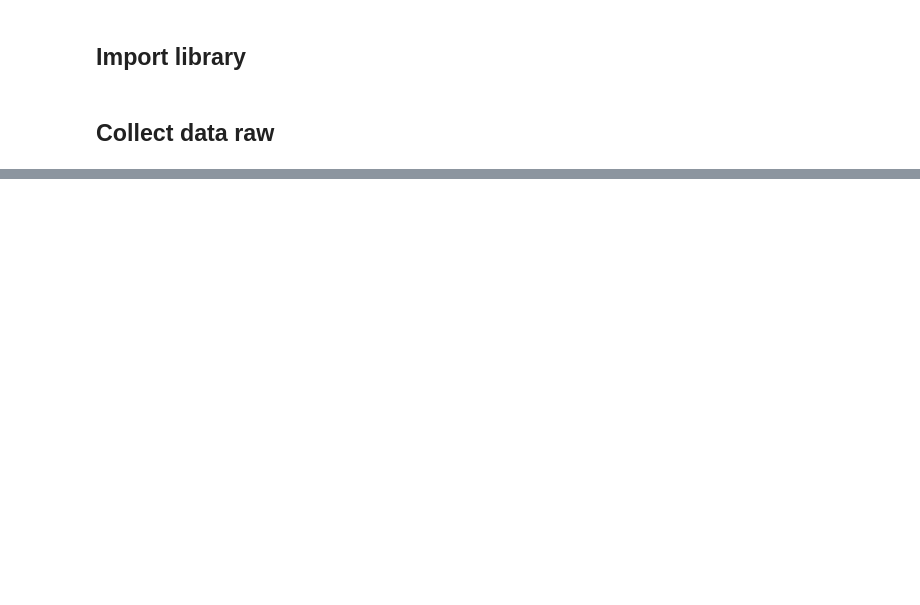
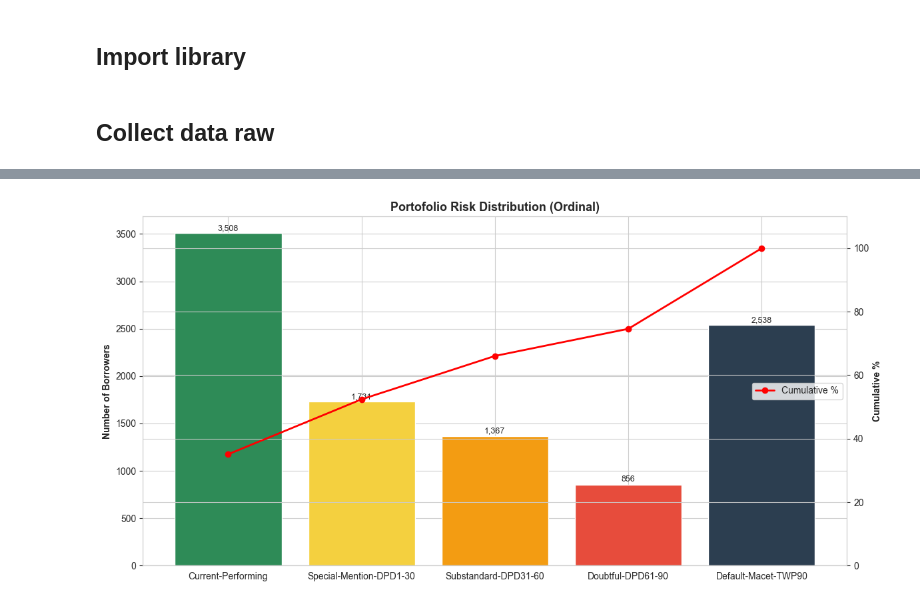
Before and after one commit to Mipjeiger/Indo-Paylater-analytics, a Jupyter notebook: researchment/01_eda.ipynb, the cells around one changed output, grey strips where cells are left out. Drawn from its saved outputs; the diff is of its cells as text; code cells hidden in the pictures; blank space fills up the shorter version.

Commit message:
completed + adjustment visualization code in eda

```diff
--- a/researchment/01_eda.ipynb
+++ b/researchment/01_eda.ipynb
@@ -28,0 +119,23 @@ df.head()
+# %%
+counts= df['twp90_default_status'].value_counts().sort_index()
+cum_pct = counts.cumsum() / counts.sum() * 100
+
+fig, ax1 = plt.subplots(figsize=(12, 6))
+bars = ax1.bar(counts.index, counts.values, color=RISK_PALETTE)
+ax1.set_ylabel('Number of Borrowers', fontweight='bold')
+ax1.set_title('Portofolio Risk Distribution (Ordinal)')
+
+for b, v in zip(bars, counts.values):
+    ax1.text(b.get_x() + b.get_width()/2, v + 30, f'{v:,}', ha='center', fontsize=9)
+
+ax2 = ax1.twinx()
+ax2.plot(counts.index, cum_pct.values, 'o-', color='red', lw=2, label='Cumulative %')
+ax2.set_ylabel('Cumulative %', fontweight='bold')
+ax2.set_ylim(0, 110)
+ax2.legend(loc='center right')
+
+plt.xticks(rotation=25, ha='right')
+plt.tight_layout()
+plt.show()
+# %% [output]
+[figure, added]
```
Also changed, not shown: parts of 26 cells of this notebook.
